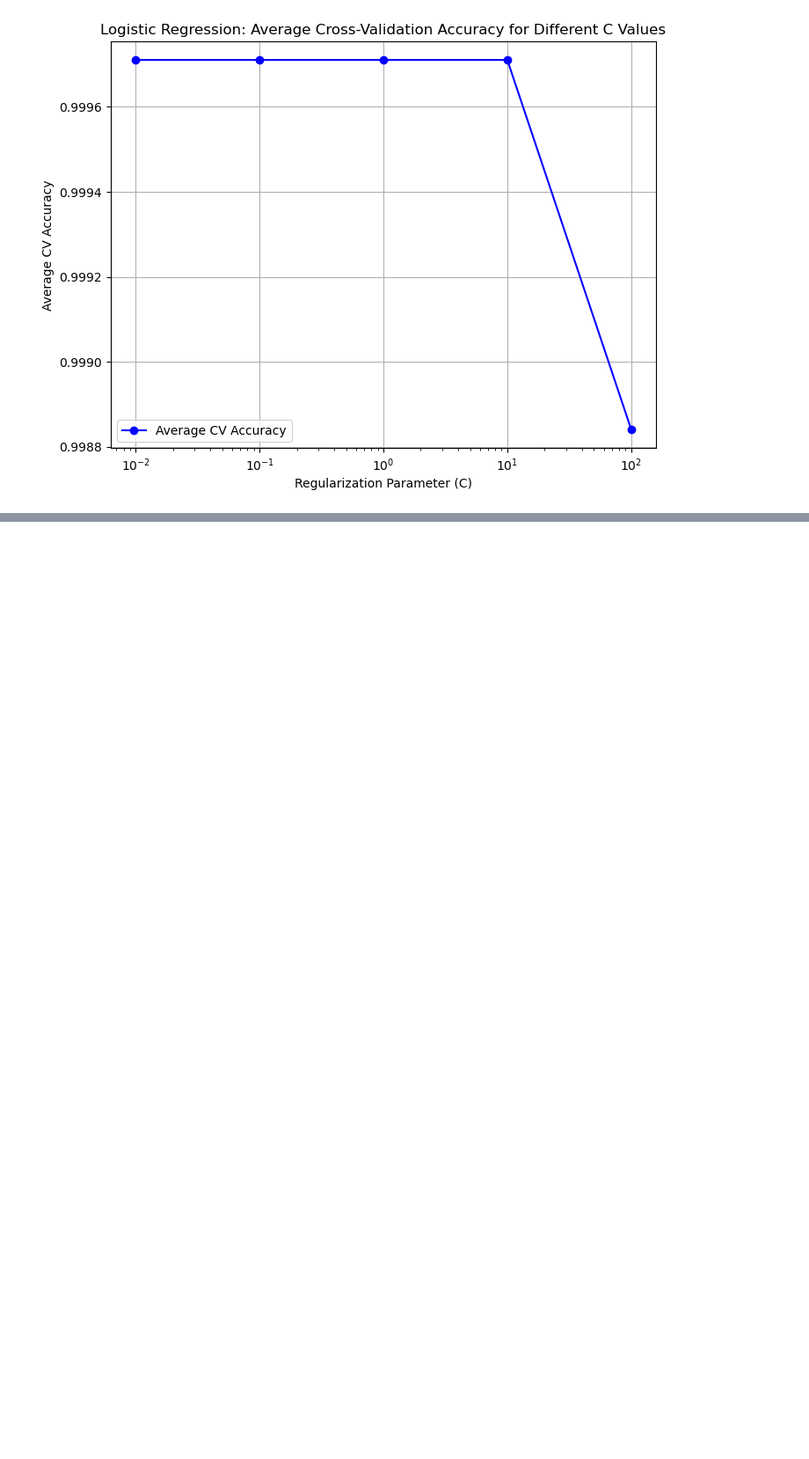
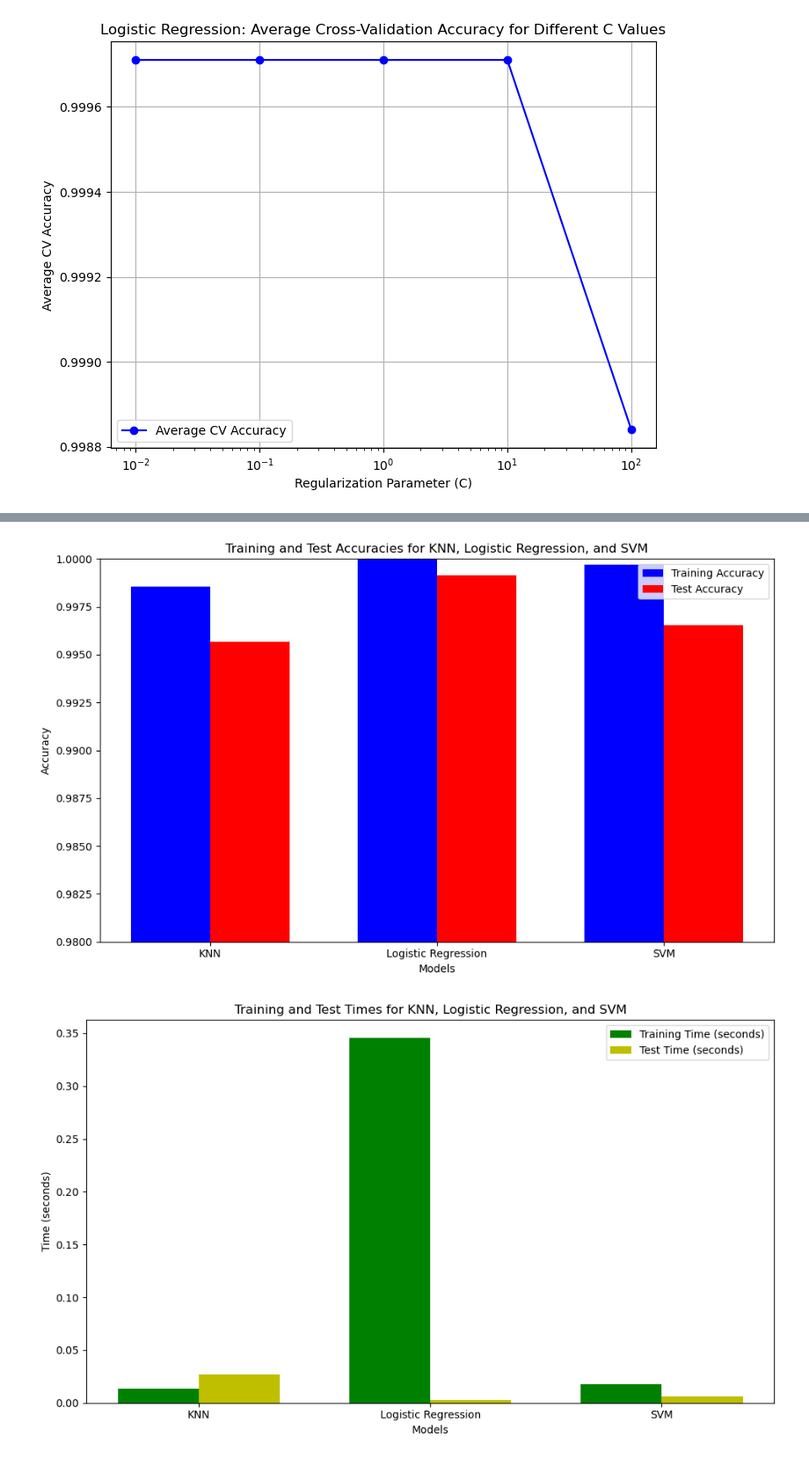
Before and after one commit to mencinas93/Spam_email, a Jupyter notebook: Homework_2_Code.ipynb, the cells around one changed output, grey strips where cells are left out. Shown: that part at 88% size. Saved outputs shown, nothing was run; the diff lists cells and outputs as text; code cells hidden in the pictures; blank space fills up the shorter version.

```diff
--- a/Homework_2_Code.ipynb
+++ b/Homework_2_Code.ipynb
@@ -339,0 +649,57 @@ plt.show()
+# %%
+import matplotlib.pyplot as plt
+
+
+models = ['KNN', 'Logistic Regression', 'SVM']
+train_accuracies = [train_accuracy_knn, train_accuracy_log_reg, train_accuracy_svm]
+test_accuracies = [test_accuracy_knn, test_accuracy_log_reg, test_accuracy_svm]
+training_times = [training_time_knn, training_time_log_reg, training_time_svm]
+test_times = [test_time_knn, test_time_log_reg, test_time_svm]
+
+
+plt.figure(figsize=(10, 6))
+
+
+bar_width = 0.35
+index = range(len(models))
+
+
+plt.bar(index, train_accuracies, bar_width, color='b', label='Training Accuracy')
+
+
+plt.bar([i + bar_width for i in index], test_accuracies, bar_width, color='r', label='Test Accuracy')
+
+
+plt.ylim(0.98, 1.0)
+
+
+plt.xlabel('Models')
+plt.ylabel('Accuracy')
+plt.title('Training and Test Accuracies for KNN, Logistic Regression, and SVM')
+plt.xticks([i + bar_width / 2 for i in index], models)
+plt.legend()
+
+
+plt.tight_layout()
+plt.show()
+
+
+plt.figure(figsize=(10, 6))
+
+
+plt.bar(index, training_times, bar_width, color='g', label='Training Time (seconds)')
+plt.bar([i + bar_width for i in index], test_times, bar_width, color='y', label='Test Time (seconds)')
+
+
+plt.xlabel('Models')
+plt.ylabel('Time (seconds)')
+plt.title('Training and Test Times for KNN, Logistic Regression, and SVM')
+plt.xticks([i + bar_width / 2 for i in index], models)
+plt.legend()
+
+
+plt.tight_layout()
+plt.show()
+# %% [output]
+[figure, added]
+[figure, added]
```
Also changed, not shown: parts of 12 cells of this notebook.
